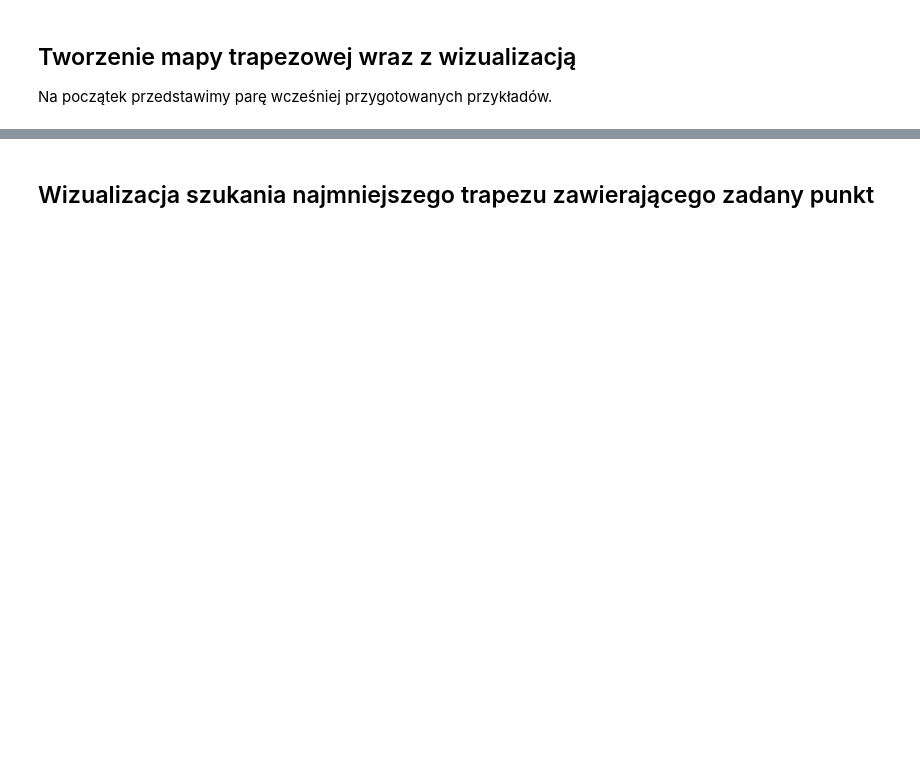
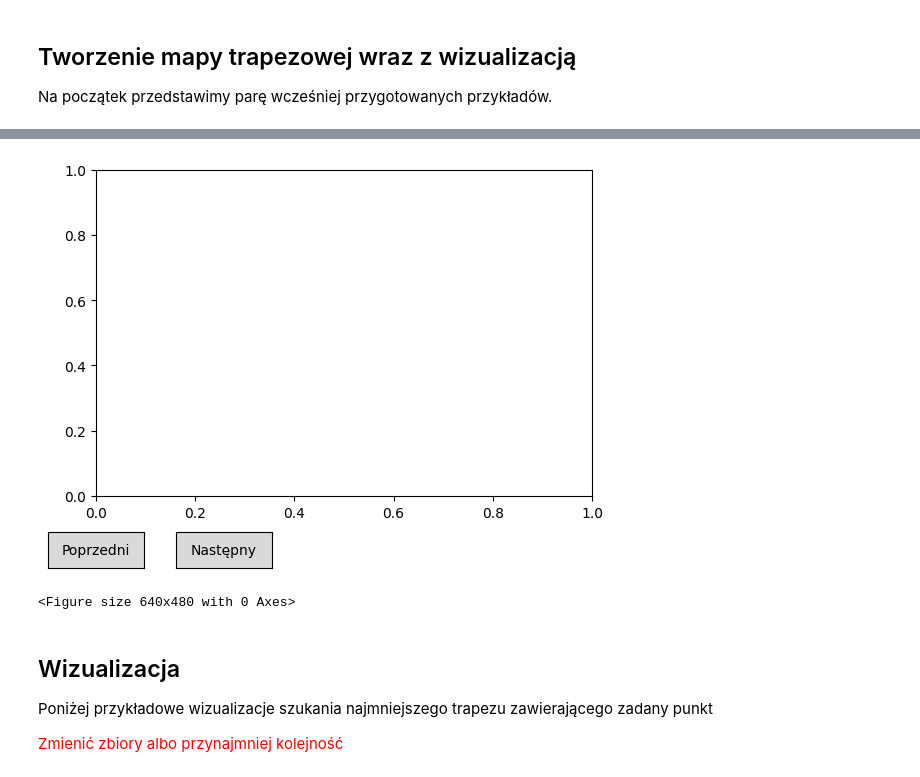
Before and after one commit to mcjwsn/Lokalizacja_punktu_na_plaszczynznie_przy_uzyciu_metody_trapezowej, a Jupyter notebook: KOD/template.ipynb, the cells around one changed output, grey strips where cells are left out. Drawn from its saved outputs; the diff is of its cells as text; code cells hidden in the pictures; blank space fills up the shorter version.

```diff
--- a/KOD/template.ipynb
+++ b/KOD/template.ipynb
@@ -341,11 +785,19 @@ Czas budowania mapy trapezowej dla 100000 odcinków: 11.7303 s
 # %% [markdown]
 ### Rozmiar struktury przeszukiwań
 Jako rozmiar struktury przeszukiwań rozumiemy liczbę węzłów (wszystkich, nie tylko liści).
+# %%
+def calculate_tree_size(node, count, visited):
+    if node is None or node in visited:
+        return
+    count[0] += 1
+    visited.add(node)
+    calculate_tree_size(node.left, count, visited)
+    calculate_tree_size(node.right, count, visited)
 # %%
 for i in range(len(trapezoidalMaps)):
     T = trapezoidalMaps[i]
     DSize = [0]
     visited = set()
-    calculateDSize(T.root, DSize, visited)
+    calculate_tree_size(T.root, DSize, visited)
     print("Rozmiar struktury przeszukiwań dla", sizes[i], "odcinków:", DSize[0])
 # %% [output]
@@ -361,20 +810,27 @@ Rozmiar struktury przeszukiwań dla 100000 odcinków: 967917
 ### Czas wyszukiwania trapezu dla podanego punktu w mapie trapezowej
 Testy poniżej mierzą czas znajdowania różnej liczby punktów w mapach trapezowych, zbudowanych na zadanej ilości odcinków
 wygenerowanych losowo i spełniających wymagania zadania.
+# %%
+def generate_uniform_points(maxX, maxY, n):
+    x_coord = np.random.uniform(1, maxX, n)
+    y_coord = np.random.uniform(1, maxY, n)
+
+    res = [(x, y) for x, y in zip(x_coord, y_coord)]
+    return res
 # %%
 pointCount = 100000
 
 for i in range(len(trapezoidalMaps)):
     print(f"Test dla mapy zbudowanej z {sizes[i]} odcinków")
     T = trapezoidalMaps[i]
-    points = generateUniformPoints(x_size - 1, y_size - 1, pointCount)
+    points = generate_uniform_points(x_size - 1, y_size - 1, pointCount)
     P = []
     for x,y in points:
         P.append(Point(x, y))
 
     t1 = time()
     for p in P:
-        T.query(T.root, p)
+        T.find(T.root, p)
     t2 = time()
     print("Czas wyszukiwania dla ", pointCount, "punktów: {ex_time:.4f} s".format(ex_time = t2 - t1))
 # %% [output]
@@ -449,5 +1098,5 @@ tk.mainloop()
 # %%
-T, scenes = trapezoidal_map_vis(pt.lineSegments)
+T, scenes = trapezoidal_map_vis([((np.float64(5.221774193548386), np.float64(2.8733766233766236)), (np.float64(7.379032258064516), np.float64(2.4404761904761907))), ((np.float64(2.2379032258064515), np.float64(4.442640692640693)), (np.float64(5.806451612903226), np.float64(5.497835497835498))), ((np.float64(0.9274193548387095), np.float64(5.795454545454546)), (np.float64(7.278225806451612), np.float64(7.175324675324676))), ((np.float64(3.6491935483870965), np.float64(8.7987012987013)), (np.float64(9.637096774193548), np.float64(5.1190476190476195)))])
 pr = Presenter(scenes)
 pr.display()
 # %% [output]
@@ -456,3 +1103,8 @@ pr.display()
+[figure, added]
+<Figure size 640x480 with 0 Axes>
 # %% [markdown]
-## Wizualizacja szukania najmniejszego trapezu zawierającego zadany punkt
+## Wizualizacja
+Poniżej przykładowe wizualizacje szukania najmniejszego trapezu zawierającego zadany punkt
+
+<span style="color:red">Zmienić zbiory albo przynajmniej kolejność</span>
 # %%
```
Also changed, not shown: parts of 59 cells of this notebook, 3 other files.
